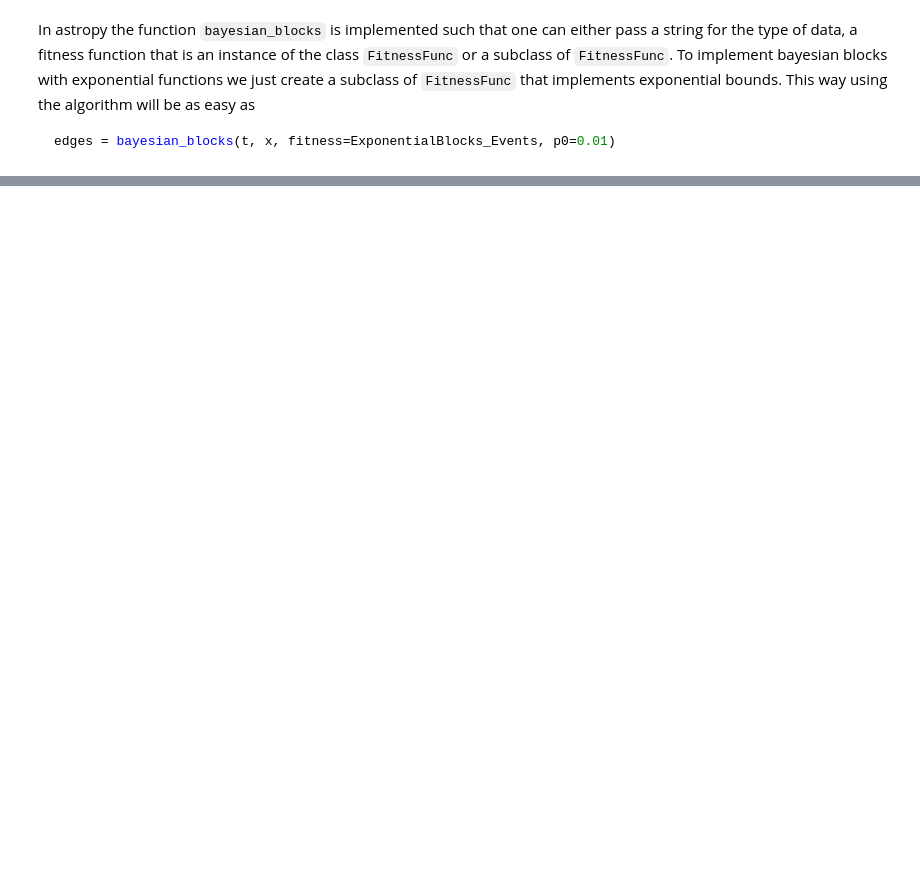
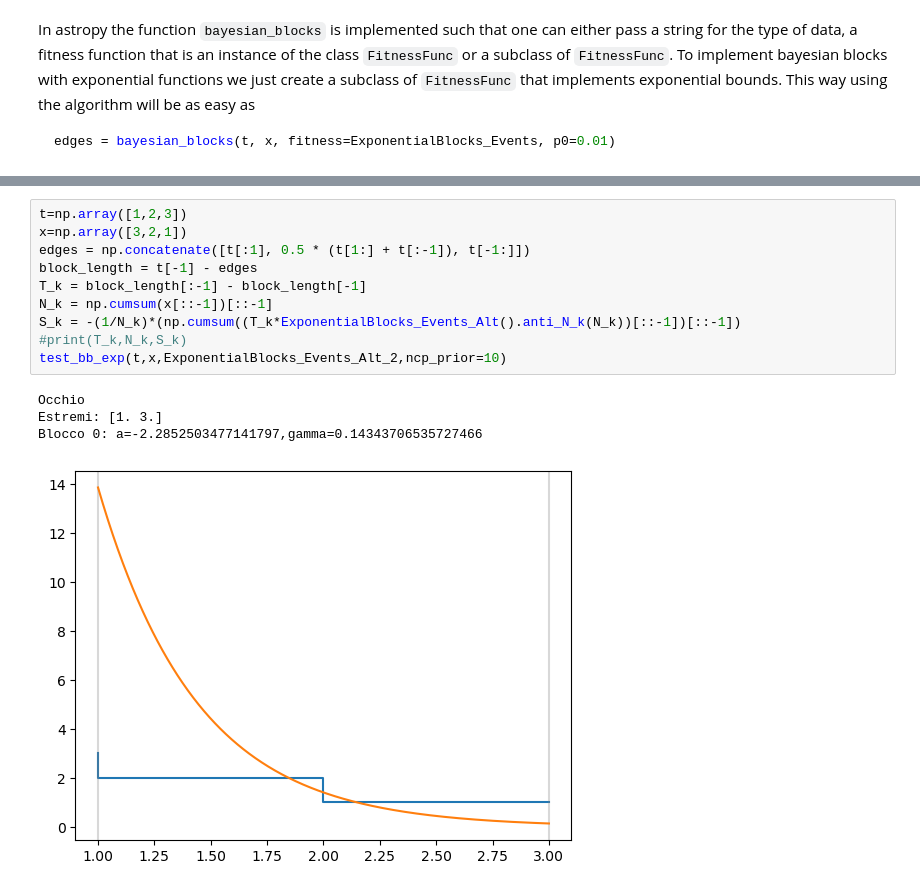
Before and after one commit to ASTRO-EDU/BBexponential, a Jupyter notebook: bayesian_blocks_exp.ipynb, the cells around one changed output, grey strips where cells are left out. Saved outputs shown, nothing was run; the diff lists cells and outputs as text; blank space fills up the shorter version.

```diff
--- a/bayesian_blocks_exp.ipynb
+++ b/bayesian_blocks_exp.ipynb
@@ -128,0 +324,15 @@ for xc in xcoords:
+# %%
+t=np.array([1,2,3])
+x=np.array([3,2,1])
+edges = np.concatenate([t[:1], 0.5 * (t[1:] + t[:-1]), t[-1:]])
+block_length = t[-1] - edges
+T_k = block_length[:-1] - block_length[-1]
+N_k = np.cumsum(x[::-1])[::-1]
+S_k = -(1/N_k)*(np.cumsum((T_k*ExponentialBlocks_Events_Alt().anti_N_k(N_k))[::-1])[::-1])
+#print(T_k,N_k,S_k)
+test_bb_exp(t,x,ExponentialBlocks_Events_Alt_2,ncp_prior=10)
+# %% [output]
+Occhio
+Estremi: [1. 3.]
+Blocco 0: a=-2.2852503477141797,gamma=0.14343706535727466
+[figure, added]
```
Also changed, not shown: parts of 17 cells of this notebook, 3 other files.
